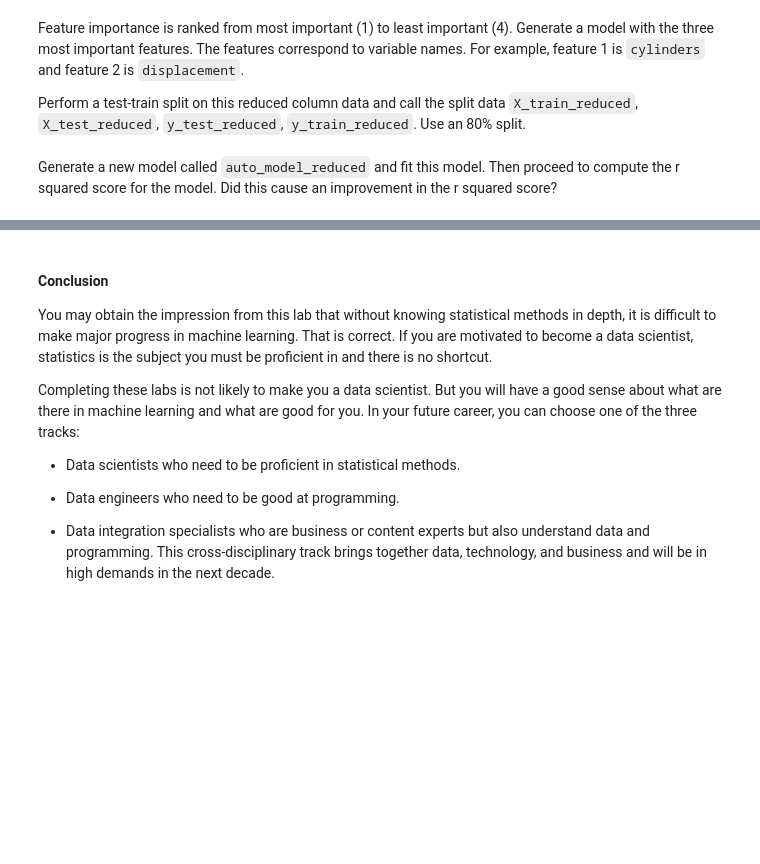
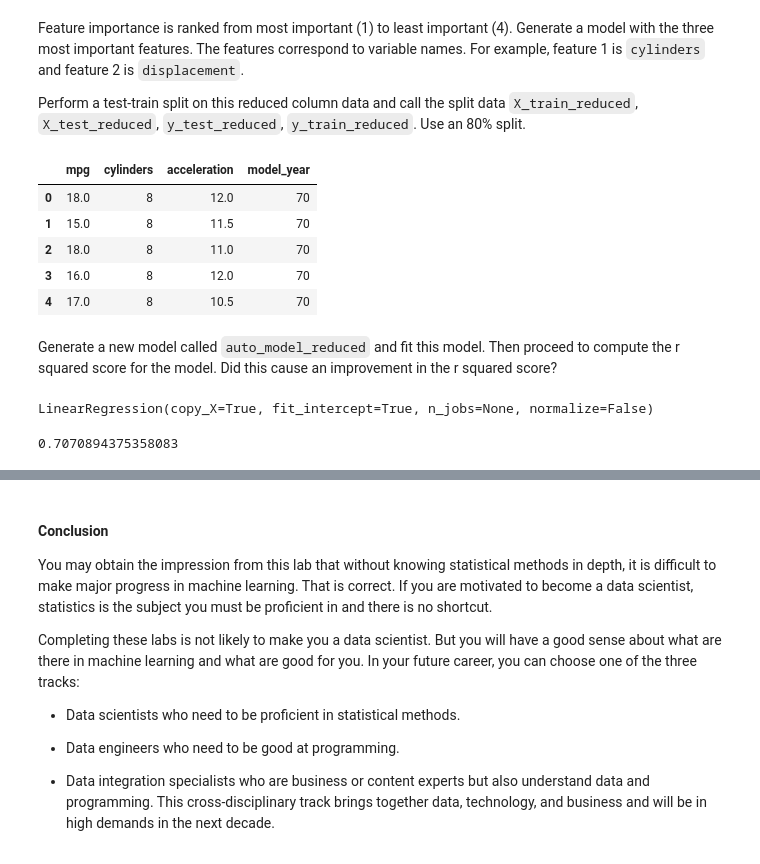
Before and after one commit to ta-data-bcn/lab-supervised-learning-sklearn, a Jupyter notebook: your-code/main.ipynb, the cells around one changed output, grey strips where cells are left out. Drawn from its saved outputs; the diff is of its cells as text; code cells hidden in the pictures; blank space fills up the shorter version.

```diff
--- a/your-code/main.ipynb
+++ b/your-code/main.ipynb
@@ -337,0 +378,4 @@ Check the dataset for missing values and remove all rows containing at least one
+# %%
+# Since we have 6 missing values in the horse_power column, we drop these rows
+
+auto.dropna(axis=0, inplace=True)
@@ -349,0 +415,3 @@ Assign the predictor and response training data to `X_train` and `y_train` respe
+# %%
+# Dropping 'car_name' column
+auto.drop('car_name', axis=1, inplace=True)
@@ -431,2 +598,15 @@ Perform a test-train split on this reduced column data and call the split data `
+# %%
+# Selecting only the most important columns according to our model, and also the outcome we want (target)
+auto_reduced = auto[['mpg', 'cylinders', 'acceleration', 'model_year']]
+# %%
+#Printing the head to see how it looks like
+auto_reduced.head()
+# %% [output]
+|  | mpg | cylinders | acceleration | model_year |
+| 0 | 18.0 | 8 | 12.0 | 70 |
+| 1 | 15.0 | 8 | 11.5 | 70 |
+| 2 | 18.0 | 8 | 11.0 | 70 |
+| 3 | 16.0 | 8 | 12.0 | 70 |
+| 4 | 17.0 | 8 | 10.5 | 70 |
 # %% [markdown]
 Generate a new model called `auto_model_reduced` and fit this model. Then proceed to compute the r squared score for the model. Did this cause an improvement in the r squared score?
@@ -434,0 +623,17 @@ Generate a new model called `auto_model_reduced` and fit this model. Then procee
+# %%
+# Creating a new LinearRegression Model based on the reduced dataset
+auto_model_reduced = LinearRegression()
+
+
+# We fit the model using the train and test splits we used above for 80% train size
+auto_model_reduced.fit(X_red_train, y_red_train)
+# %% [output]
+LinearRegression(copy_X=True, fit_intercept=True, n_jobs=None, normalize=False)
+# %%
+# Calculating the predicted y based on the X_train dataset
+y_pred_red = auto_model_reduced.predict(X_red_train)
+
+# Calculating the r2_score based on the predicted y and the y_train dataset
+r2_score(y_red_train, y_pred_red)
+# %% [output]
+0.7070894375358083
```
Also changed, not shown: parts of 50 cells of this notebook.
